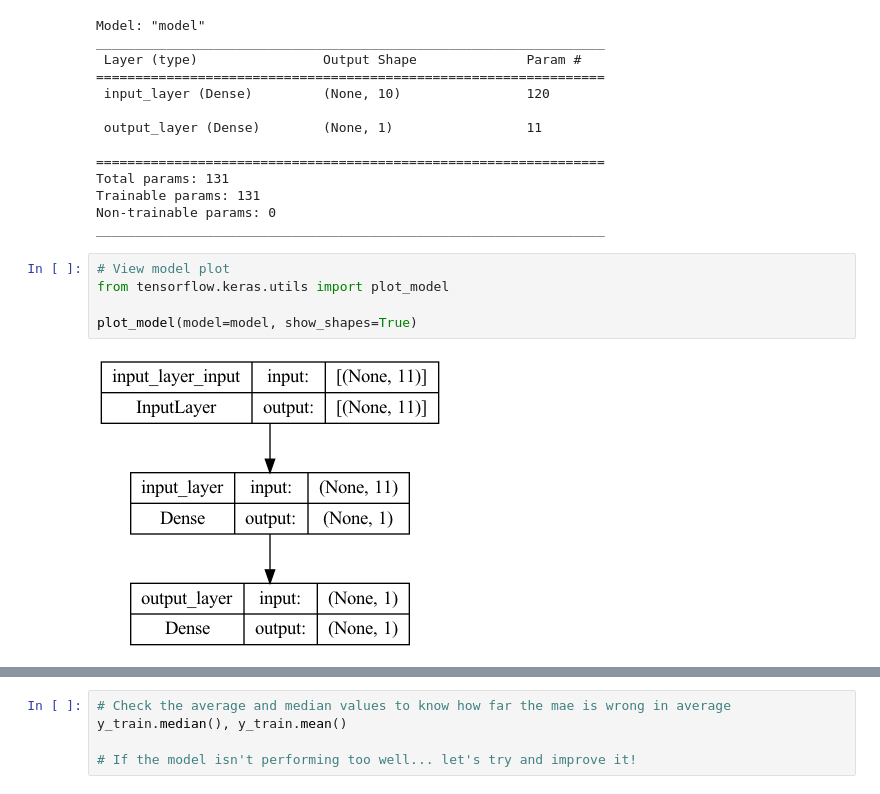
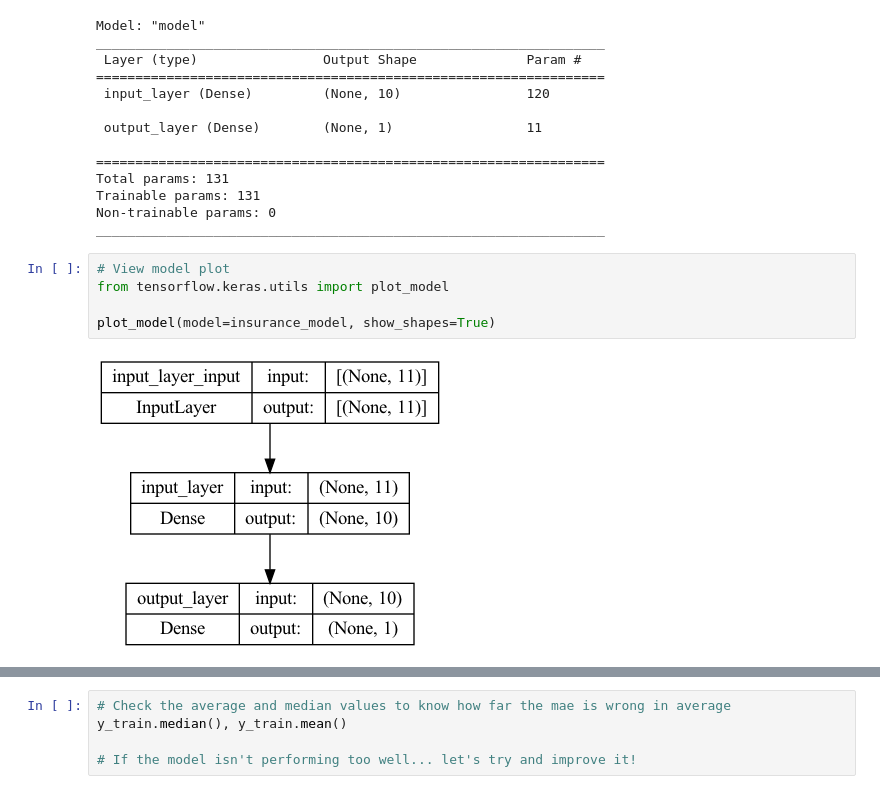
Before and after one commit to jjuniorc/tensorflow, a Jupyter notebook: 01_neural_network_regression_with_tensorflow.ipynb, the cells around one changed output, grey strips where cells are left out. Drawn from its saved outputs; the diff is of its cells as text.

```diff
--- a/01_neural_network_regression_with_tensorflow.ipynb
+++ b/01_neural_network_regression_with_tensorflow.ipynb
@@ -1050,10 +1050,10 @@ _________________________________________________________________
 # %%
 # View model plot
 from tensorflow.keras.utils import plot_model
 
-plot_model(model=model, show_shapes=True)
+plot_model(model=insurance_model, show_shapes=True)
 # %% [output]
-[figure, old version]
+[figure, new version]
 # %%
 # Check the results of the insurance model on the test data (loss value)
 insurance_model.evaluate(X_test, y_test)
```
Also changed, not shown: parts of 9 cells of this notebook, 1 other file.
